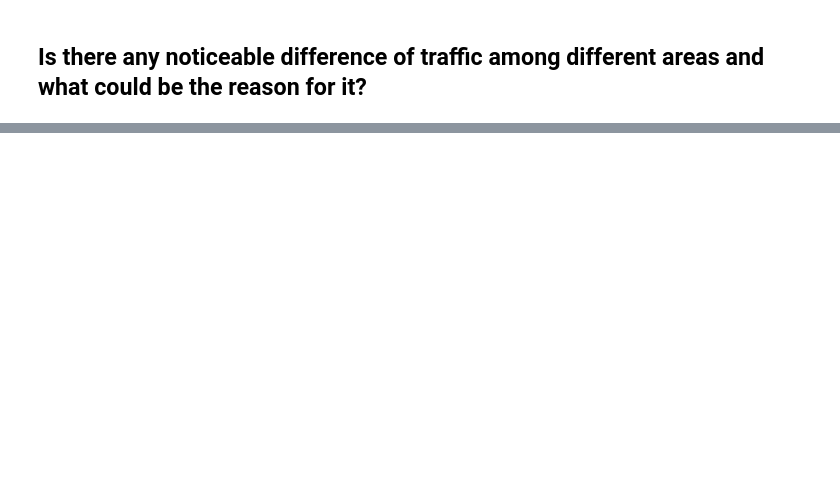
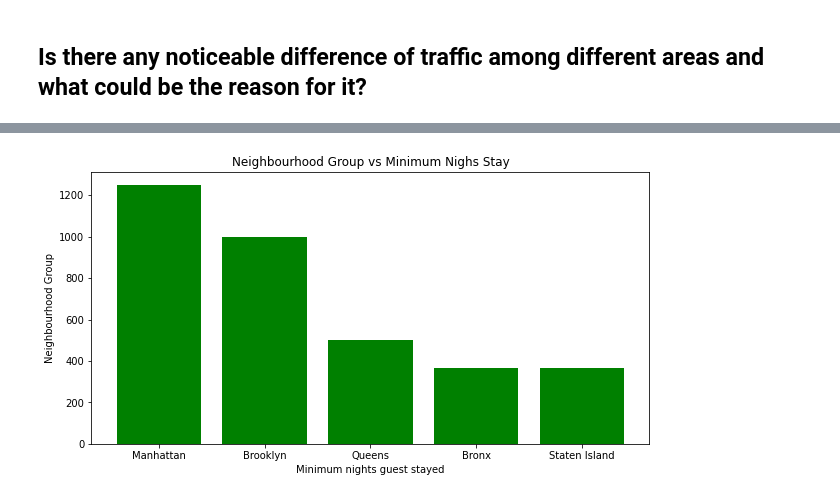
Before and after one commit to Shashwat-spyder/Airbnb-data-analysis, a Jupyter notebook: Shashwat_pani_EDA_Airbnb_Bookings_Analysis_Capstone_Project.ipynb, the cells around one changed output, grey strips where cells are left out. Saved outputs shown, nothing was run; the diff lists cells and outputs as text; code cells hidden in the pictures; blank space fills up the shorter version.

```diff
--- a/Shashwat_pani_EDA_Airbnb_Bookings_Analysis_Capstone_Project.ipynb
+++ b/Shashwat_pani_EDA_Airbnb_Bookings_Analysis_Capstone_Project.ipynb
@@ -450,0 +421,4 @@ Dona, Jj and Maya are the busiest hosts beacuse they listed entire home/apt and
+# %%
+min_group=bnb_df.groupby(['neighbourhood_group', 'neighbourhood'])['minimum_nights'].max().reset_index()
+min_group=min_group.sort_values(by='minimum_nights', ascending=False)
+min_group
@@ -450,0 +439,14 @@ Dona, Jj and Maya are the busiest hosts beacuse they listed entire home/apt and
+# %%
+min_nights=min_group['minimum_nights']
+neigh=min_group['neighbourhood_group']
+
+fig=plt.figure(figsize=(10,5))
+
+plt.bar(neigh,min_nights, color='green', width=0.8)
+
+plt.xlabel('Minimum nights guest stayed')
+plt.ylabel('Neighbourhood Group')
+plt.title('Neighbourhood Group vs Minimum Nighs Stay')
+plt.show()
+# %% [output]
+[figure, added]
```
Also changed, not shown: parts of 21 cells of this notebook.
